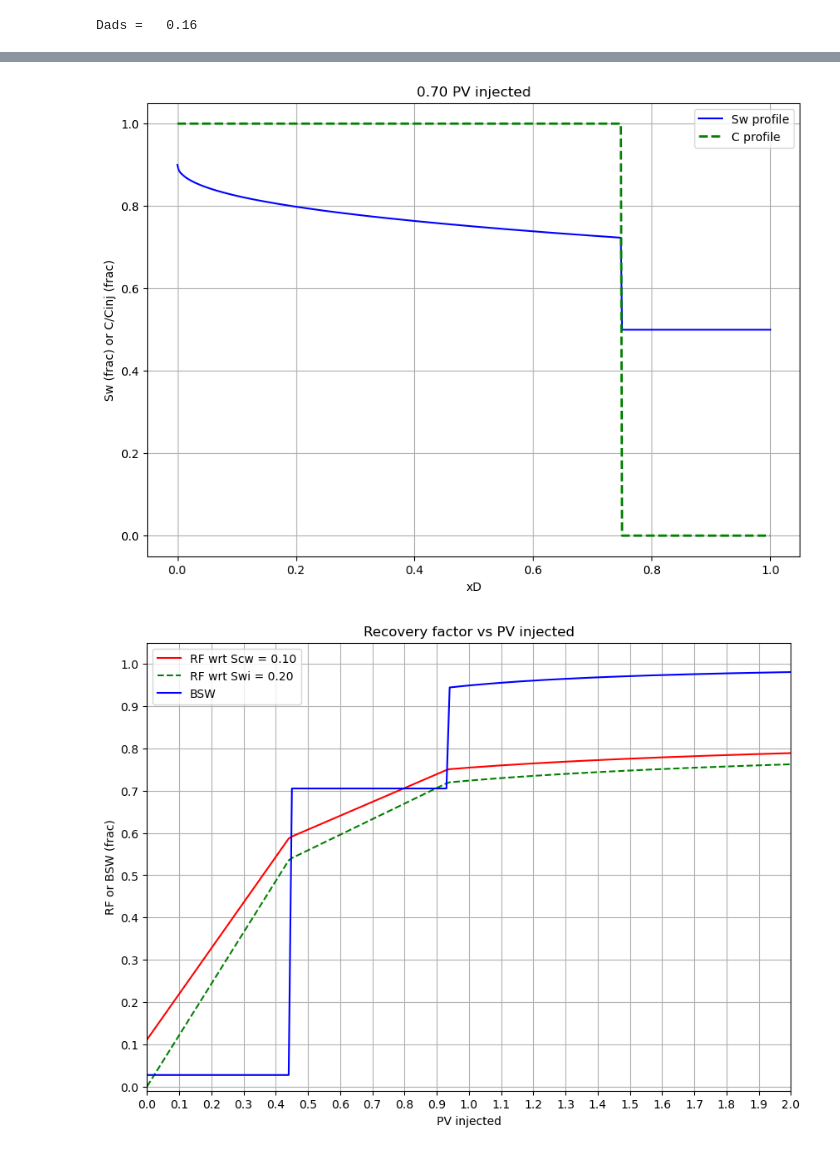
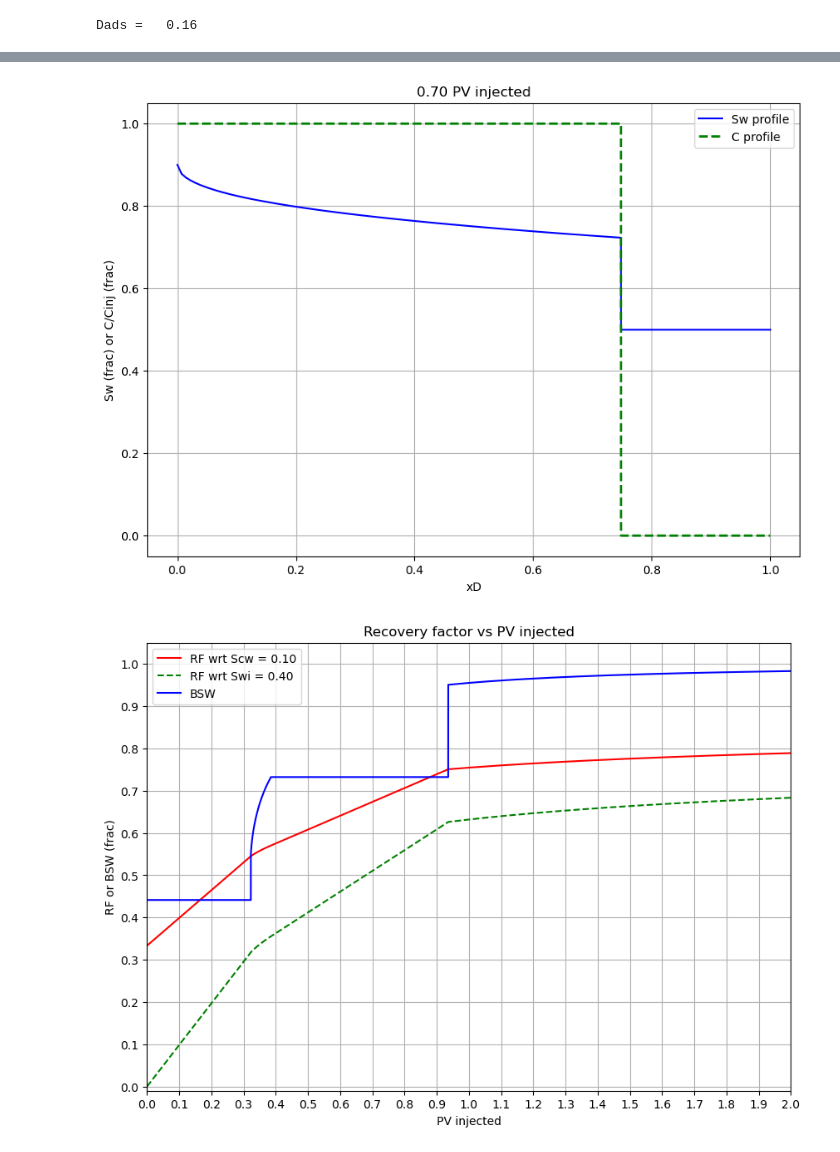
Before and after one commit to tsuyoshi-matsuura/BuckleyLeverett_Polymer_Code, a Jupyter notebook: polymer_deck.ipynb, the cells around one changed output, grey strips where cells are left out. Drawn from its saved outputs; the diff is of its cells as text; code cells hidden in the pictures.

```diff
--- a/polymer_deck.ipynb
+++ b/polymer_deck.ipynb
@@ -72,11 +60,15 @@ print(f'Dads = {Dads:6.2f}')
 ad1 = 2.0*Dads
 ad2 = 1.0
 
-# The viscosities are input in cP. However, the model is independent of the unit, as long as all the
-# viscosities are specified in the same unit.
+# The viscosities are input in cP. However, the model is independent of the units, as long as all the
+# viscosities are specified in the same units.
+# The formation value factors, Bw and Bo,  are input in rm3/sm3. However, the model is independent
+# of the units, as long as both Bw and Bo are specified in the same units. These values are used to
+# calculate the water cut at surface conditions
 params = { 'krwe': 0.3, 'nw': 2.0, 'Scw': 0.1,
            'kroe': 1.0, 'no': 3.0, 'Sorw': 0.1,
            'muo': 2.0, 'muw': 0.5, 'mup': 2.0,
+           'Bw': 1.05, 'Bo':1.2,
            'ad1': ad1, 'ad2': ad2 }
 
 ff = pu.FracFlow(params_dict = params)
@@ -85,12 +77,12 @@ Dads =   0.16
 # %%
 # For Swi=Scw it is not really required to set Swi, as this is the default
 # Swi, lowSwi = ff.set_Swi(ff.Scw)
-Swi, lowSwi = ff.set_Swi(0.2)
+Swi, lowSwi = ff.set_Swi(0.4)
 print(f'Swi ={Swi: 6.4f}, lowSwi = {lowSwi}')
 
 figsol, axsol = ff.plot_solution()
 
-data, dataC, figprf, axprf = ff.plot_profile([0.1,0.7], ns=501, sizex=10, sizey=7)
+data, dataC, figprf, axprf = ff.plot_profile([0.1,0.7], ns=101, sizex=10, sizey=7)
 
 RF_Scw, RF_Swim, BSW, figRF, axRF = ff.plot_RF()
 figRF.set_figheight(7)
@@ -109,2 +103,2 @@ S-wave shock speed = 2.2619
-[figure, old version]
+[figure, new version]
-[figure, old version]
+[figure, new version]
```
Also changed, not shown: parts of 3 cells of this notebook, 3 other files.
